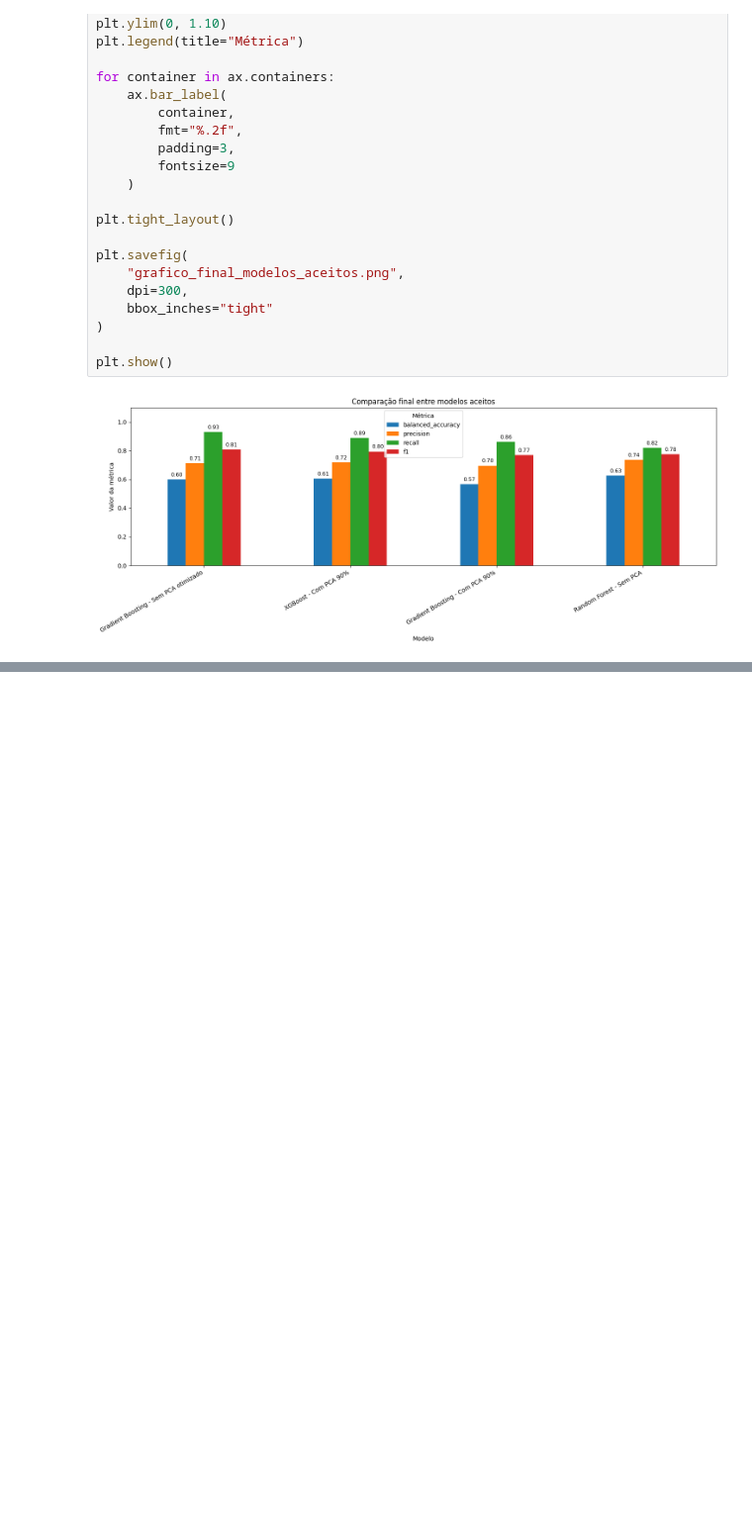
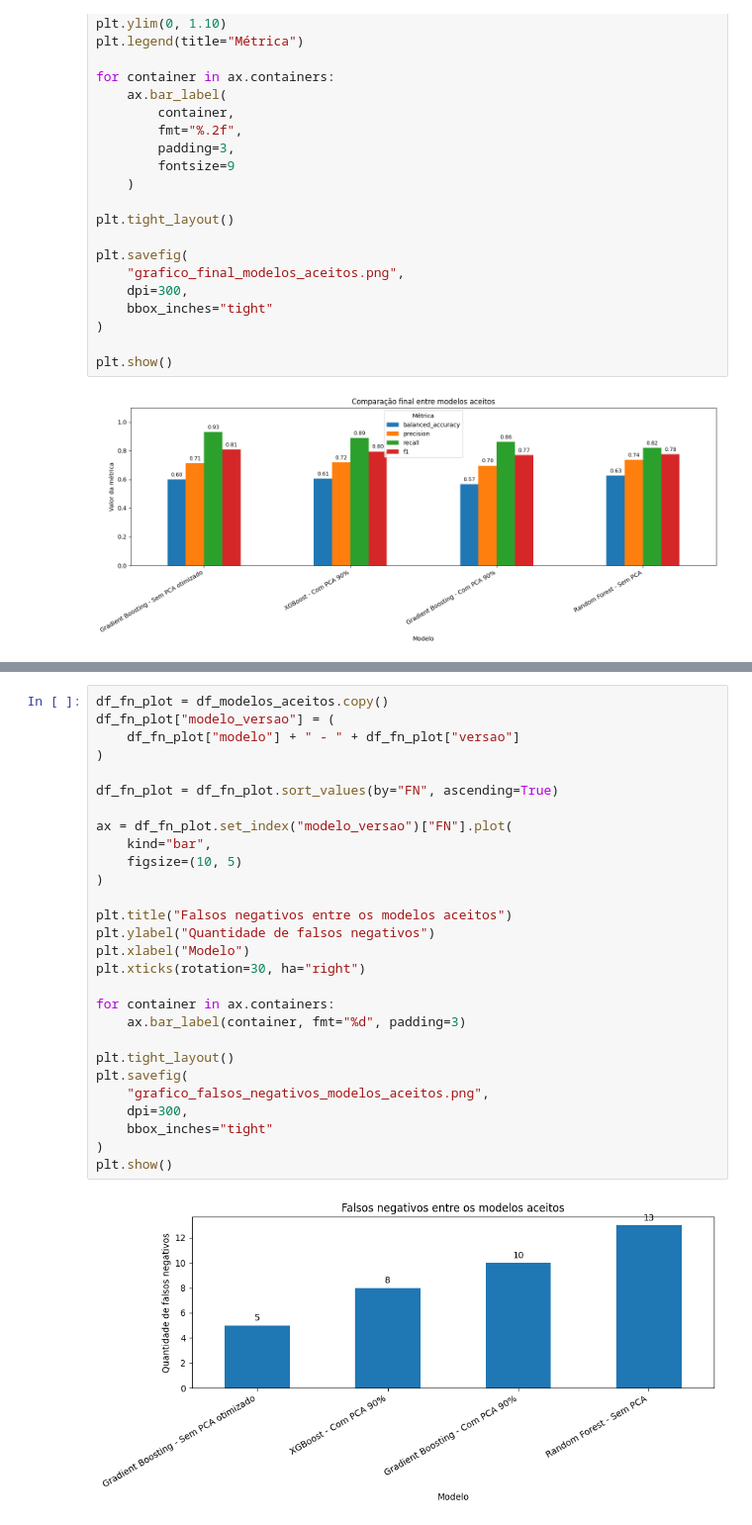
Before and after one commit to pablocosme/Projeto_Residuos_Dentarios_IA, a Jupyter notebook: benchmark_alg.ipynb, the cells around one changed output, grey strips where cells are left out. Shown at 99% size. Saved outputs shown, nothing was run; the diff lists cells and outputs as text; blank space fills up the shorter version.

```diff
--- a/benchmark_alg.ipynb
+++ b/benchmark_alg.ipynb
@@ -1239,0 +1319,30 @@ plt.show()
+# %%
+df_fn_plot = df_modelos_aceitos.copy()
+df_fn_plot["modelo_versao"] = (
+    df_fn_plot["modelo"] + " - " + df_fn_plot["versao"]
+)
+
+df_fn_plot = df_fn_plot.sort_values(by="FN", ascending=True)
+
+ax = df_fn_plot.set_index("modelo_versao")["FN"].plot(
+    kind="bar",
+    figsize=(10, 5)
+)
+
+plt.title("Falsos negativos entre os modelos aceitos")
+plt.ylabel("Quantidade de falsos negativos")
+plt.xlabel("Modelo")
+plt.xticks(rotation=30, ha="right")
+
+for container in ax.containers:
+    ax.bar_label(container, fmt="%d", padding=3)
+
+plt.tight_layout()
+plt.savefig(
+    "grafico_falsos_negativos_modelos_aceitos.png",
+    dpi=300,
+    bbox_inches="tight"
+)
+plt.show()
+# %% [output]
+[figure, added]
```
Also changed, not shown: parts of 4 cells of this notebook, 3 other files.
